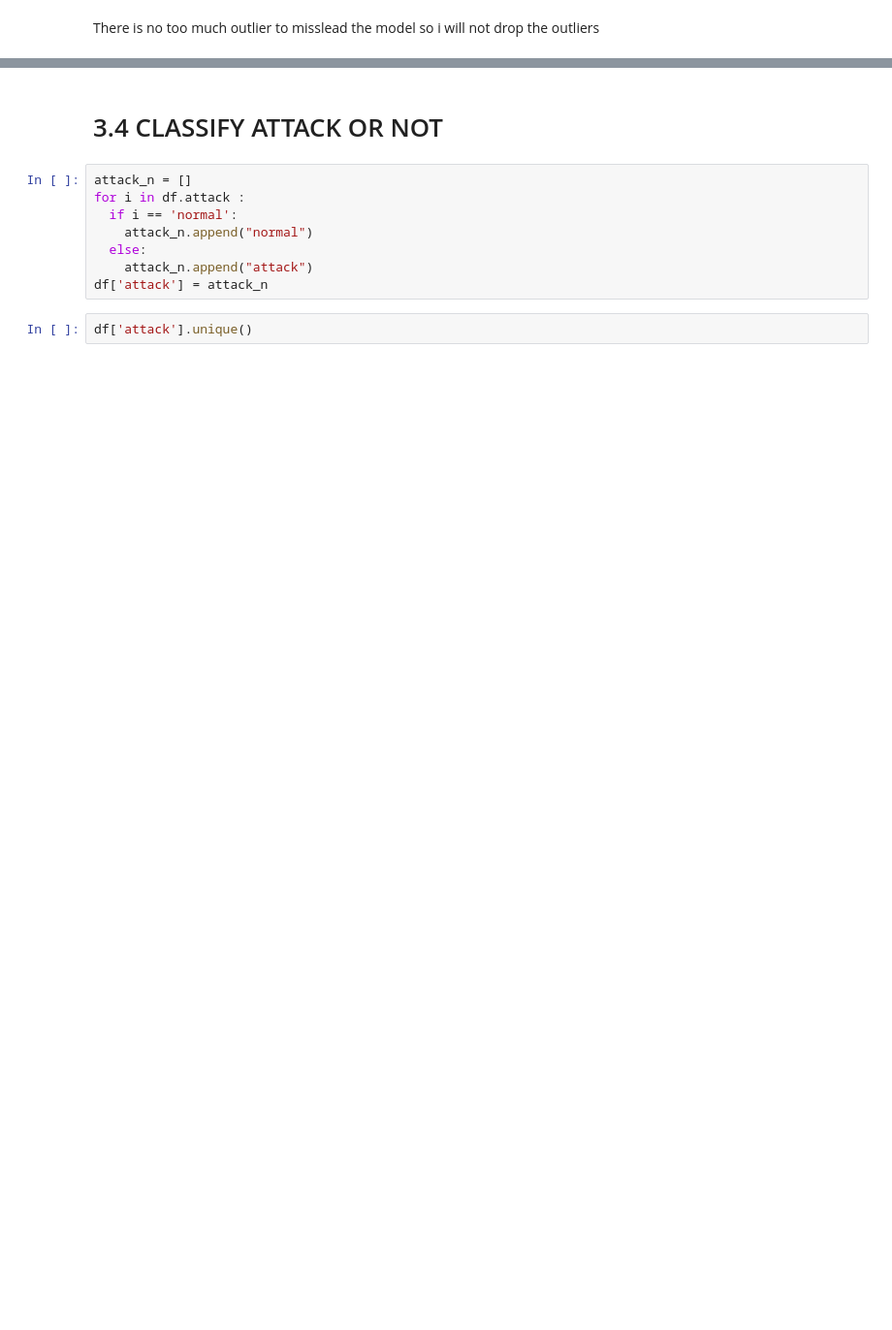
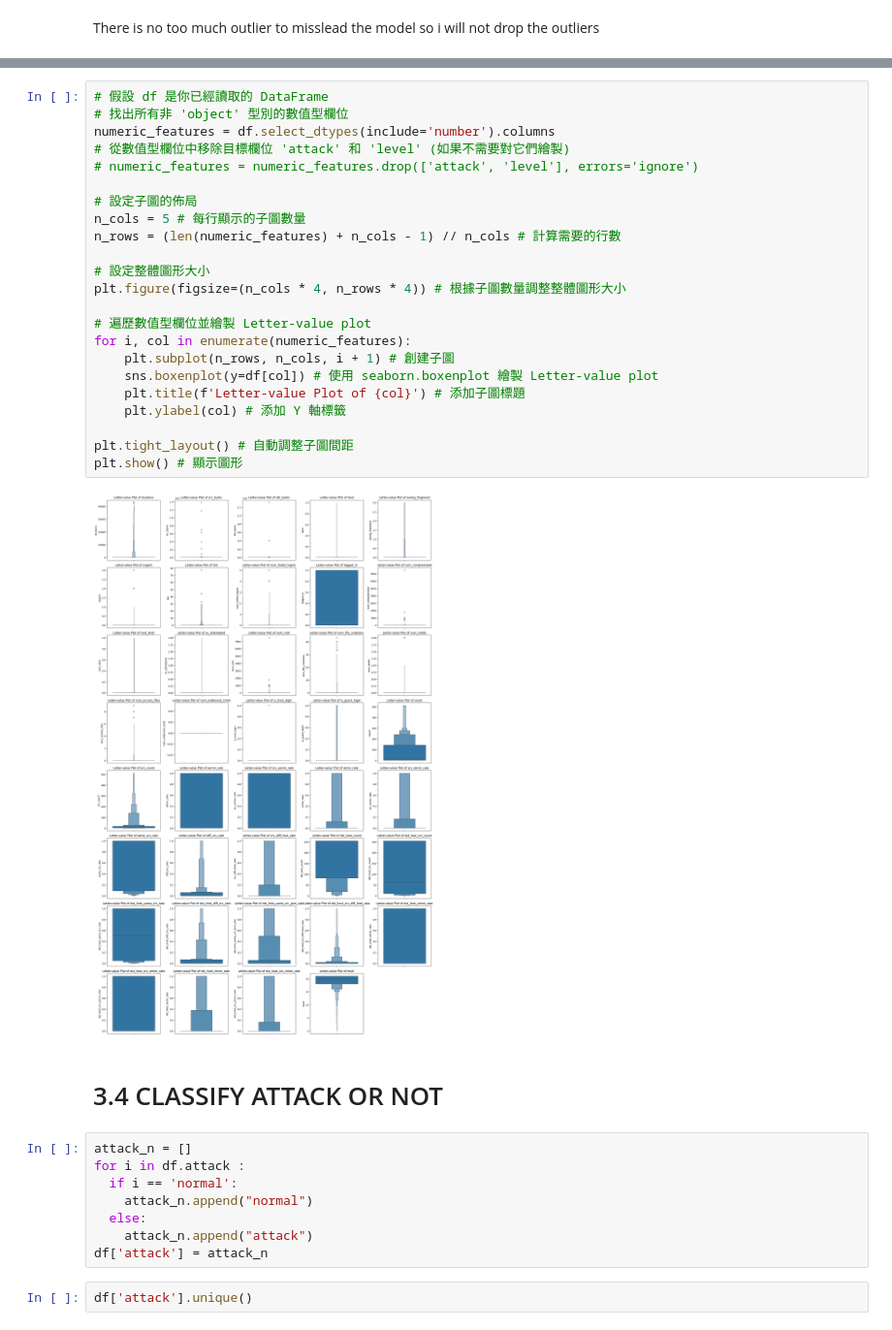
Before and after one commit to wuphwu/IDS, a Jupyter notebook: 「Intrusion_Detection_System_[NSL_KDD]」的副本.ipynb, the cells around one changed output, grey strips where cells are left out. Shown at 97% size. Drawn from its saved outputs; the diff is of its cells as text; blank space fills up the shorter version.

```diff
--- a/「Intrusion_Detection_System_[NSL_KDD]」的副本.ipynb
+++ b/「Intrusion_Detection_System_[NSL_KDD]」的副本.ipynb
@@ -171,3 +293,28 @@ There is no too much outlier to misslead the model so i will not drop the outlie
+# %%
+# 假設 df 是你已經讀取的 DataFrame
+# 找出所有非 'object' 型別的數值型欄位
+numeric_features = df.select_dtypes(include='number').columns
+# 從數值型欄位中移除目標欄位 'attack' 和 'level' (如果不需要對它們繪製)
+# numeric_features = numeric_features.drop(['attack', 'level'], errors='ignore')
+
+# 設定子圖的佈局
+n_cols = 5 # 每行顯示的子圖數量
+n_rows = (len(numeric_features) + n_cols - 1) // n_cols # 計算需要的行數
+
+# 設定整體圖形大小
+plt.figure(figsize=(n_cols * 4, n_rows * 4)) # 根據子圖數量調整整體圖形大小
+
+# 遍歷數值型欄位並繪製 Letter-value plot
+for i, col in enumerate(numeric_features):
+    plt.subplot(n_rows, n_cols, i + 1) # 創建子圖
+    sns.boxenplot(y=df[col]) # 使用 seaborn.boxenplot 繪製 Letter-value plot
+    plt.title(f'Letter-value Plot of {col}') # 添加子圖標題
+    plt.ylabel(col) # 添加 Y 軸標籤
+
+plt.tight_layout() # 自動調整子圖間距
+plt.show() # 顯示圖形
+# %% [output]
+[figure, added]
 # %% [markdown]
 # 3.4 CLASSIFY ATTACK OR NOT
 # %%
```
Also changed, not shown: parts of 58 cells of this notebook.
